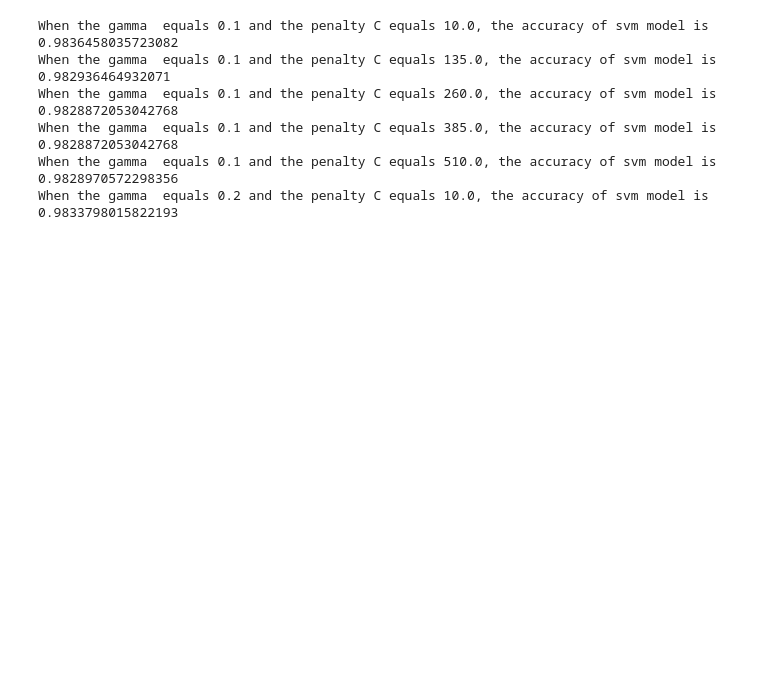
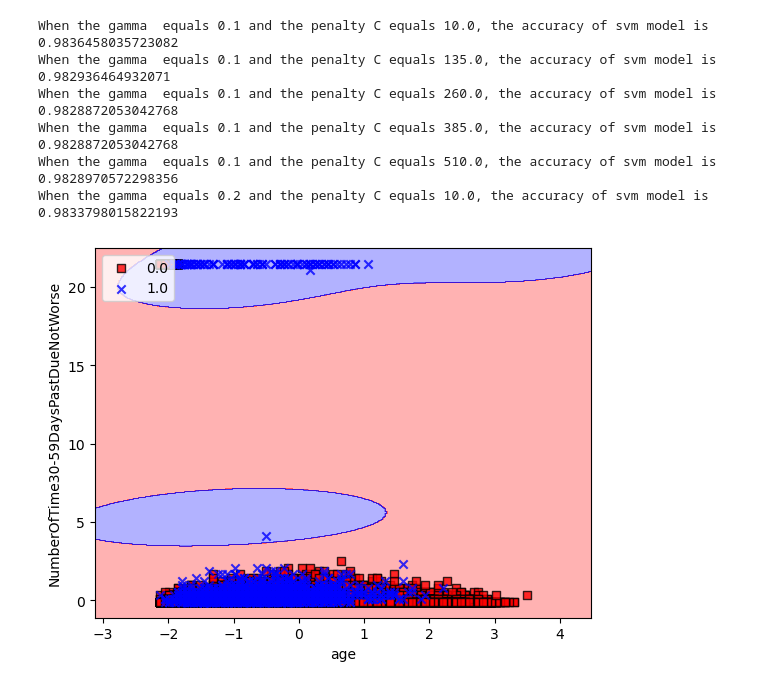
Before and after one commit to Jeff-cyberprog/PHBS_MLF_2023, a Jupyter notebook: HW1/HW1.ipynb, the cells around one changed output. Cells and saved outputs as stored; diff of their text form; code cells hidden in the pictures; blank space fills up the shorter version.

```diff
--- a/HW1/HW1.ipynb
+++ b/HW1/HW1.ipynb
@@ -291,3 +317,15 @@ When the gamma  equals 0.1 and the penalty C equals 260.0, the accuracy of svm m
 When the gamma  equals 0.1 and the penalty C equals 385.0, the accuracy of svm model is 0.9828872053042768
 When the gamma  equals 0.1 and the penalty C equals 510.0, the accuracy of svm model is 0.9828970572298356
 When the gamma  equals 0.2 and the penalty C equals 10.0, the accuracy of svm model is 0.9833798015822193
+# %%
+svm=SVC(kernel='rbf',random_state=1,gamma=0.1,C=10)
+svm.fit(X_need_std,y)
+
+plot_decision_regions(X_test_std,y_test,classifier=svm)
+plt.xlabel('age')
+plt.ylabel(label_need[1])
+plt.legend(loc='upper left')
+
+plt.show()
+# %% [output]
+[figure, added]
```
Also changed, not shown: parts of 3 cells of this notebook.
